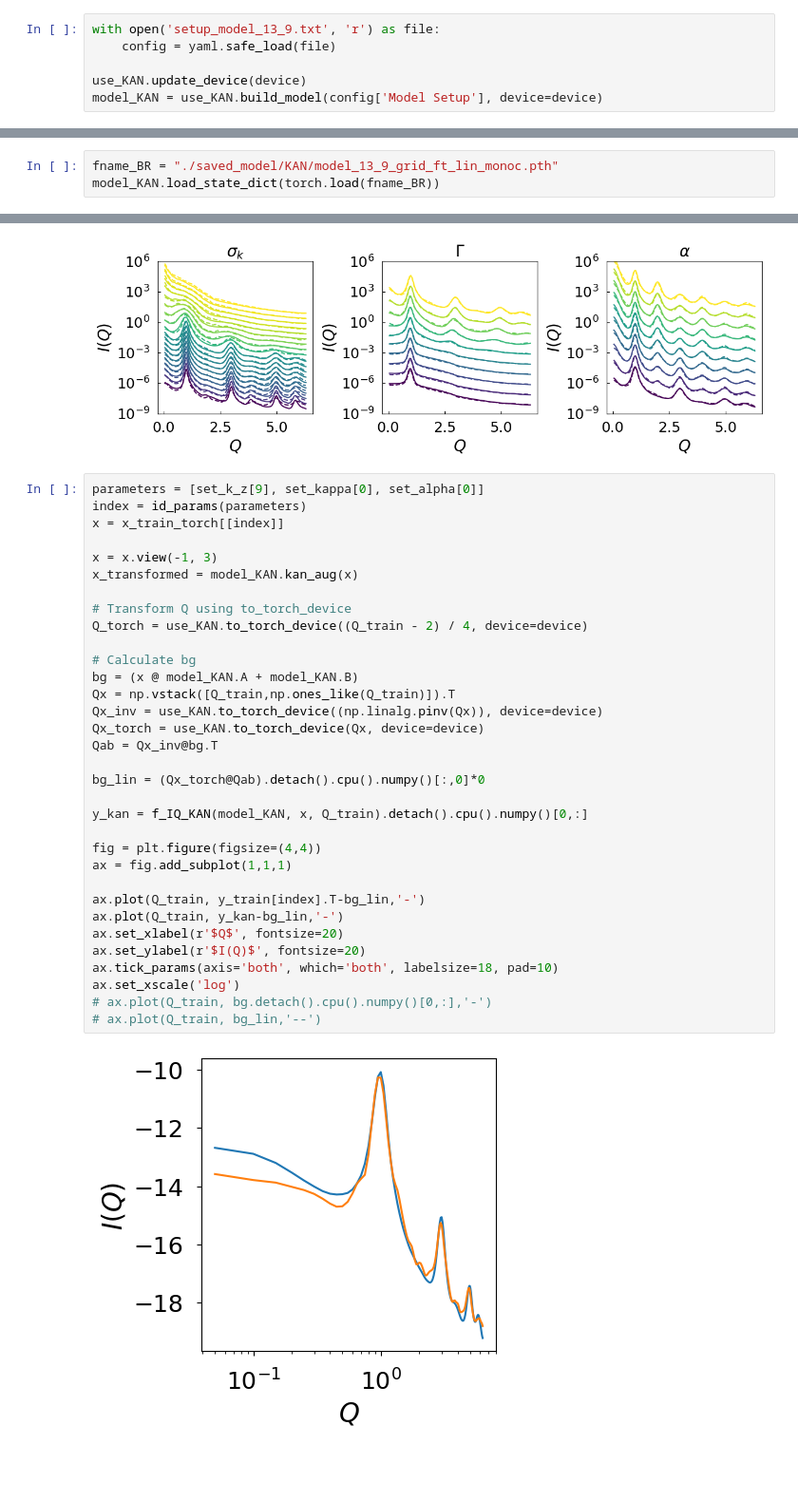
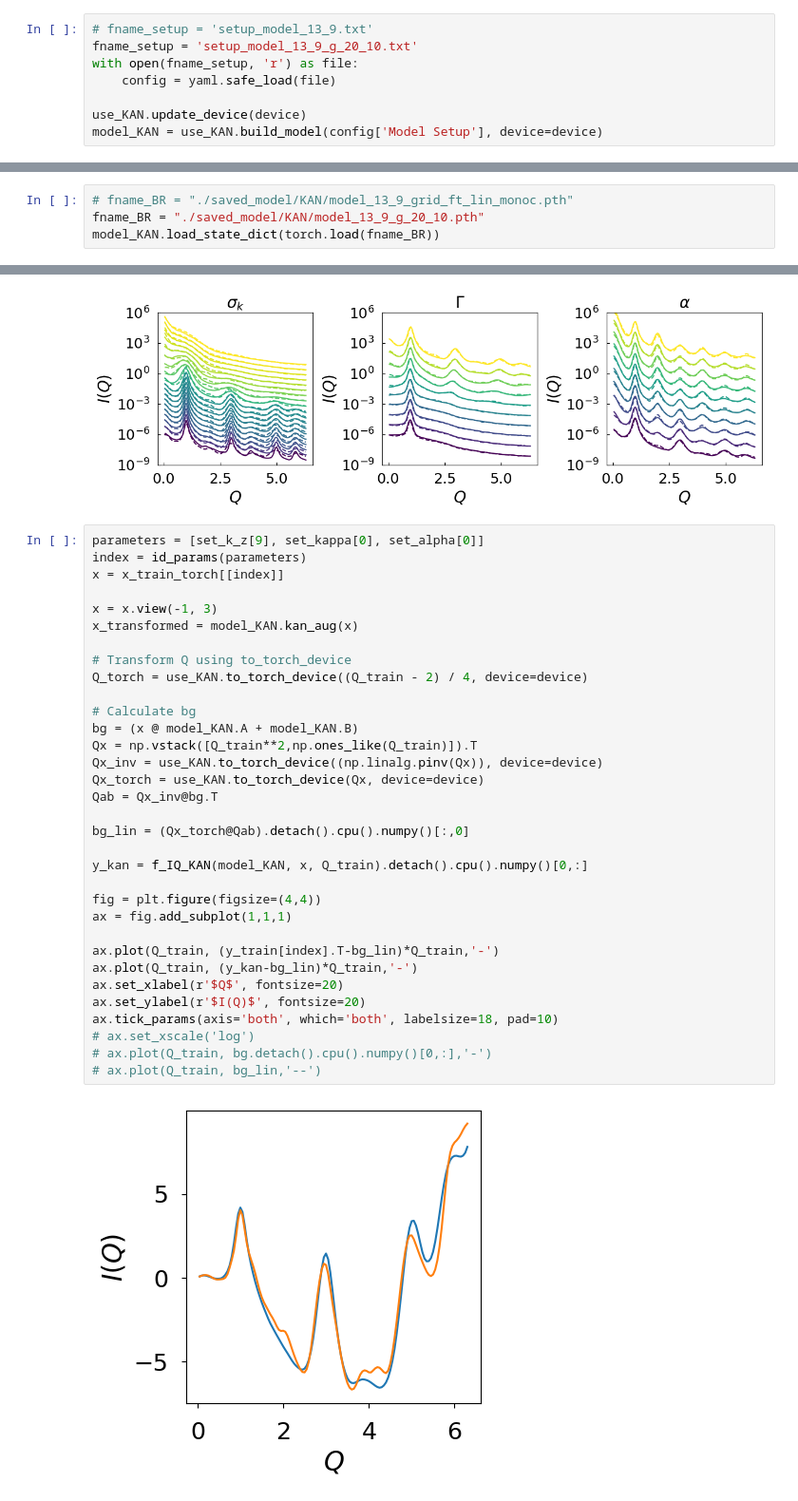
Before and after one commit to ch-tung/Randomwave_ML, a Jupyter notebook: generative_NN/KAN/benchmark_KAN.ipynb, the cells around one changed output, grey strips where cells are left out. Shown at 95% size. Saved outputs shown, nothing was run; the diff lists cells and outputs as text; blank space fills up the shorter version.

Commit message:
train_KAN, with varying Q-scale

```diff
--- a/generative_NN/KAN/benchmark_KAN.ipynb
+++ b/generative_NN/KAN/benchmark_KAN.ipynb
@@ -38,7 +38,9 @@ device = cpu
 # %% [markdown]
 ## load model
 # %%
-with open('setup_model_13_9.txt', 'r') as file:
+# fname_setup = 'setup_model_13_9.txt'
+fname_setup = 'setup_model_13_9_g_20_10.txt'
+with open(fname_setup, 'r') as file:
     config = yaml.safe_load(file)
 
 use_KAN.update_device(device)
@@ -103,7 +105,8 @@ Model has been redefined.
 # %% [markdown]
 ### load trained model parameters
 # %%
-fname_BR = "./saved_model/KAN/model_13_9_grid_ft_lin_monoc.pth"
+# fname_BR = "./saved_model/KAN/model_13_9_grid_ft_lin_monoc.pth"
+fname_BR = "./saved_model/KAN/model_13_9_g_20_10.pth"
 model_KAN.load_state_dict(torch.load(fname_BR))
 # %% [output]
 <All keys matched successfully>
@@ -238,38 +241,38 @@ plt.show()
 # %%
 parameters = [set_k_z[9], set_kappa[0], set_alpha[0]]
 index = id_params(parameters)
 x = x_train_torch[[index]]
 
 x = x.view(-1, 3)
 x_transformed = model_KAN.kan_aug(x)
 
 # Transform Q using to_torch_device
 Q_torch = use_KAN.to_torch_device((Q_train - 2) / 4, device=device)
 
 # Calculate bg
 bg = (x @ model_KAN.A + model_KAN.B)
-Qx = np.vstack([Q_train,np.ones_like(Q_train)]).T
+Qx = np.vstack([Q_train**2,np.ones_like(Q_train)]).T
 Qx_inv = use_KAN.to_torch_device((np.linalg.pinv(Qx)), device=device)
 Qx_torch = use_KAN.to_torch_device(Qx, device=device)
 Qab = Qx_inv@bg.T
 
-bg_lin = (Qx_torch@Qab).detach().cpu().numpy()[:,0]*0
+bg_lin = (Qx_torch@Qab).detach().cpu().numpy()[:,0]
 
 y_kan = f_IQ_KAN(model_KAN, x, Q_train).detach().cpu().numpy()[0,:]
 
 fig = plt.figure(figsize=(4,4))
 ax = fig.add_subplot(1,1,1)
 
-ax.plot(Q_train, y_train[index].T-bg_lin,'-')
-ax.plot(Q_train, y_kan-bg_lin,'-')
+ax.plot(Q_train, (y_train[index].T-bg_lin)*Q_train,'-')
+ax.plot(Q_train, (y_kan-bg_lin)*Q_train,'-')
 ax.set_xlabel(r'$Q$', fontsize=20)
 ax.set_ylabel(r'$I(Q)$', fontsize=20)
 ax.tick_params(axis='both', which='both', labelsize=18, pad=10)
-ax.set_xscale('log')
+# ax.set_xscale('log')
 # ax.plot(Q_train, bg.detach().cpu().numpy()[0,:],'-')
 # ax.plot(Q_train, bg_lin,'--')
 # %% [output]
-[figure, old version]
+[figure, new version]
 # %%
 fig = plt.figure(figsize=(6,6))
 ax = fig.add_subplot(1,1,1)
```
Also changed, not shown: parts of 1 cell of this notebook, 4 other files.
